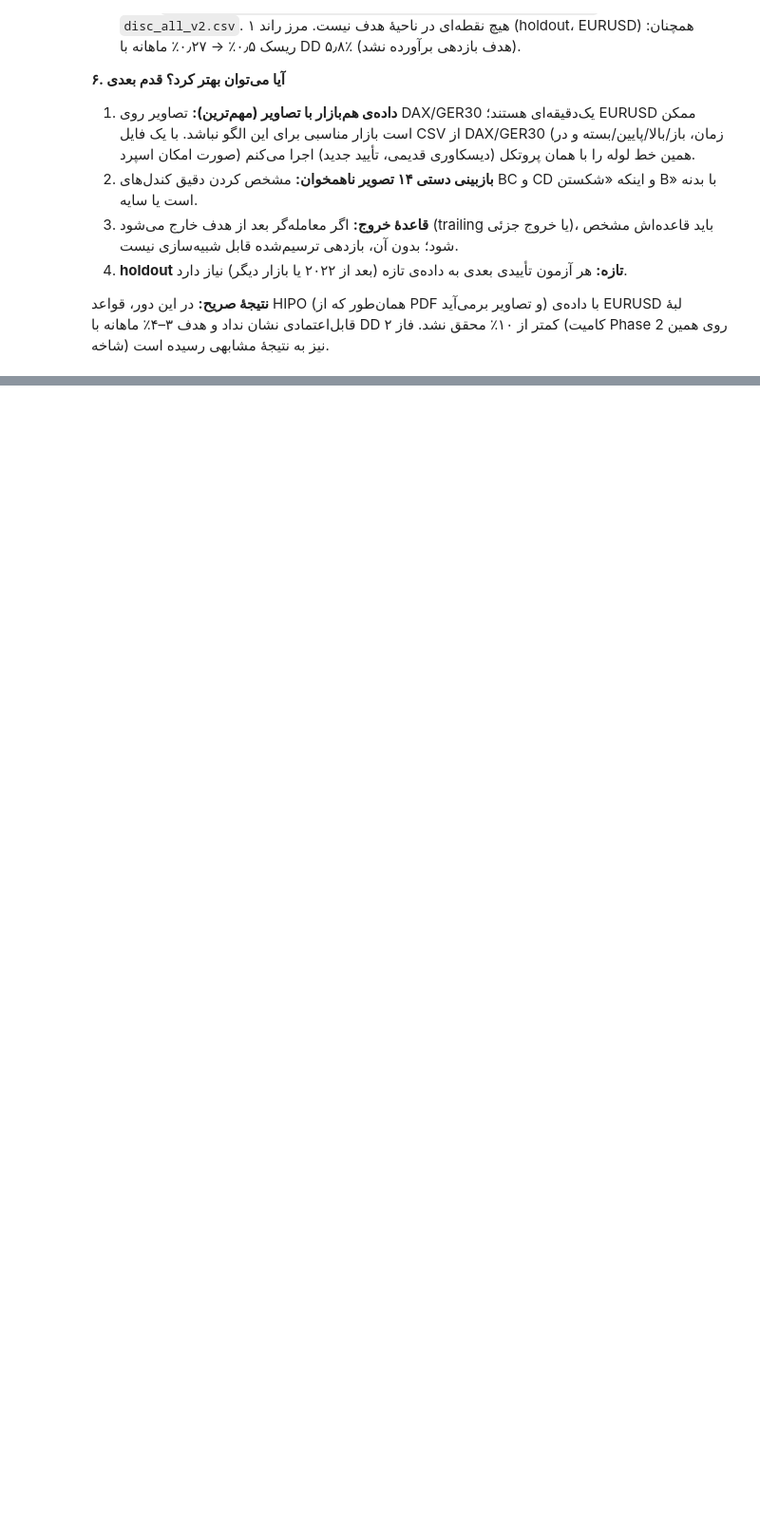
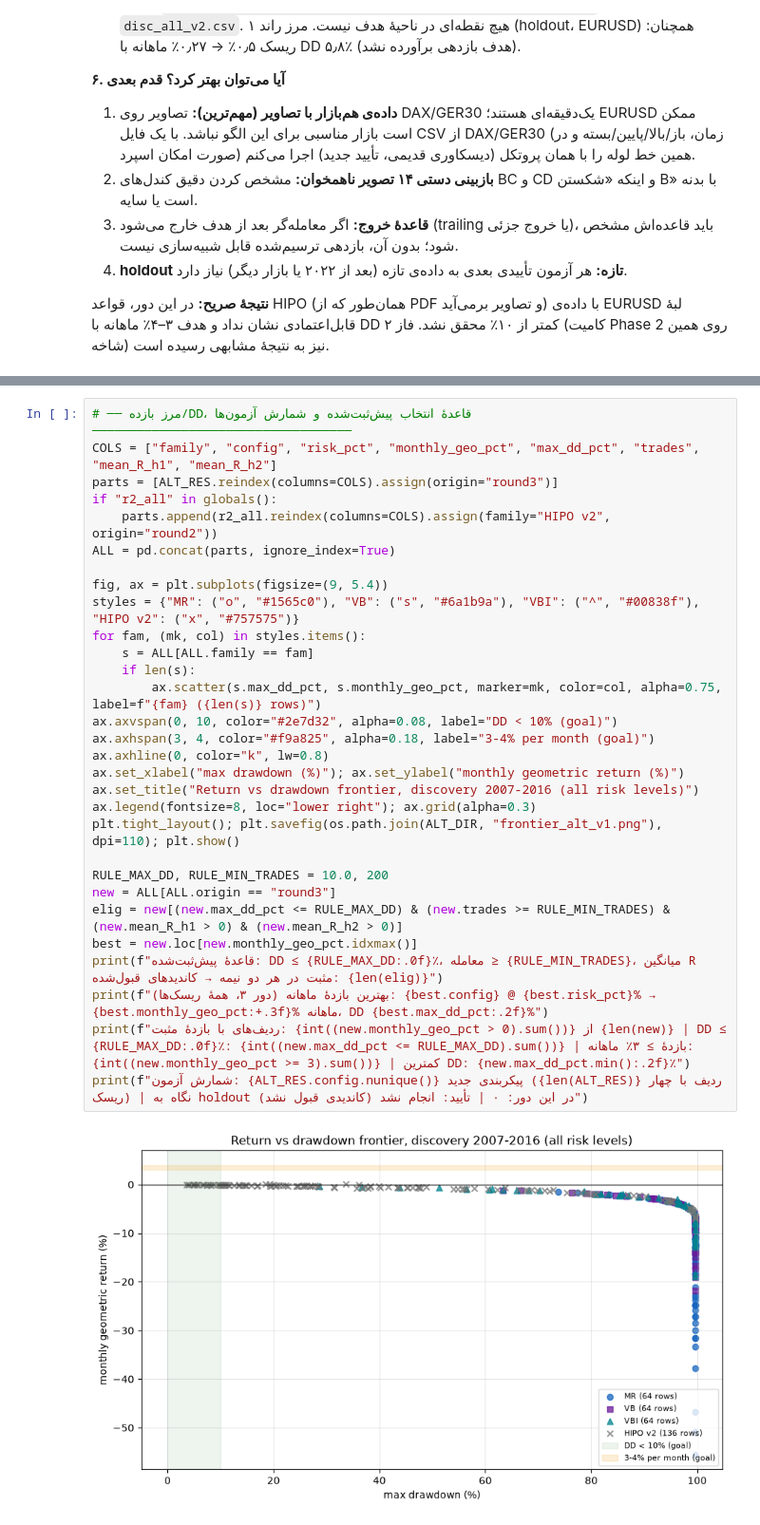
Before and after one commit to khajavy8056/Hippoalgorithm-, a Jupyter notebook: hipo_eurusd_tick_strategy_lab.ipynb, the cells around one changed output, grey strips where cells are left out. Shown at 95% size. Saved outputs shown, nothing was run; the diff lists cells and outputs as text; blank space fills up the shorter version.

```diff
--- a/hipo_eurusd_tick_strategy_lab.ipynb
+++ b/hipo_eurusd_tick_strategy_lab.ipynb
@@ -3295,0 +3510,32 @@ Decision: discovery edge is ~0 (far below the 3% goal). Confirmation on 2017-202
+# %%
+# ── مرز بازده/DD، قاعدهٔ انتخاب پیش‌ثبت‌شده و شمارش آزمون‌ها ───────────────────────────────────
+COLS = ["family", "config", "risk_pct", "monthly_geo_pct", "max_dd_pct", "trades", "mean_R_h1", "mean_R_h2"]
+parts = [ALT_RES.reindex(columns=COLS).assign(origin="round3")]
+if "r2_all" in globals():
+    parts.append(r2_all.reindex(columns=COLS).assign(family="HIPO v2", origin="round2"))
+ALL = pd.concat(parts, ignore_index=True)
+
+fig, ax = plt.subplots(figsize=(9, 5.4))
+styles = {"MR": ("o", "#1565c0"), "VB": ("s", "#6a1b9a"), "VBI": ("^", "#00838f"), "HIPO v2": ("x", "#757575")}
+for fam, (mk, col) in styles.items():
+    s = ALL[ALL.family == fam]
+    if len(s):
+        ax.scatter(s.max_dd_pct, s.monthly_geo_pct, marker=mk, color=col, alpha=0.75, label=f"{fam} ({len(s)} rows)")
+ax.axvspan(0, 10, color="#2e7d32", alpha=0.08, label="DD < 10% (goal)")
+ax.axhspan(3, 4, color="#f9a825", alpha=0.18, label="3-4% per month (goal)")
+ax.axhline(0, color="k", lw=0.8)
+ax.set_xlabel("max drawdown (%)"); ax.set_ylabel("monthly geometric return (%)")
+ax.set_title("Return vs drawdown frontier, discovery 2007-2016 (all risk levels)")
+ax.legend(fontsize=8, loc="lower right"); ax.grid(alpha=0.3)
+plt.tight_layout(); plt.savefig(os.path.join(ALT_DIR, "frontier_alt_v1.png"), dpi=110); plt.show()
+
+RULE_MAX_DD, RULE_MIN_TRADES = 10.0, 200
+new = ALL[ALL.origin == "round3"]
+elig = new[(new.max_dd_pct <= RULE_MAX_DD) & (new.trades >= RULE_MIN_TRADES) & (new.mean_R_h1 > 0) & (new.mean_R_h2 > 0)]
+best = new.loc[new.monthly_geo_pct.idxmax()]
+print(f"قاعدهٔ پیش‌ثبت‌شده: DD ≤ {RULE_MAX_DD:.0f}٪، معامله ≥ {RULE_MIN_TRADES}، میانگین R مثبت در هر دو نیمه → کاندیدهای قبول‌شده: {len(elig)}")
+print(f"بهترین بازدهٔ ماهانه (دور ۳، همهٔ ریسک‌ها): {best.config} @ {best.risk_pct}% → {best.monthly_geo_pct:+.3f}% ماهانه، DD {best.max_dd_pct:.2f}%")
+print(f"ردیف‌های با بازدهٔ مثبت: {int((new.monthly_geo_pct > 0).sum())} از {len(new)} | DD ≤ {RULE_MAX_DD:.0f}٪: {int((new.max_dd_pct <= RULE_MAX_DD).sum())} | بازدهٔ ≥ ۳٪ ماهانه: {int((new.monthly_geo_pct >= 3).sum())} | کمترین DD: {new.max_dd_pct.min():.2f}٪")
+print(f"شمارش آزمون: {ALT_RES.config.nunique()} پیکربندی جدید ({len(ALT_RES)} ردیف با چهار ریسک) | نگاه به holdout در این دور: ۰ | تأیید: انجام نشد (کاندیدی قبول نشد)")
+# %% [output]
+[figure, added]
```
Also changed, not shown: parts of 8 cells of this notebook, 5 other files.
